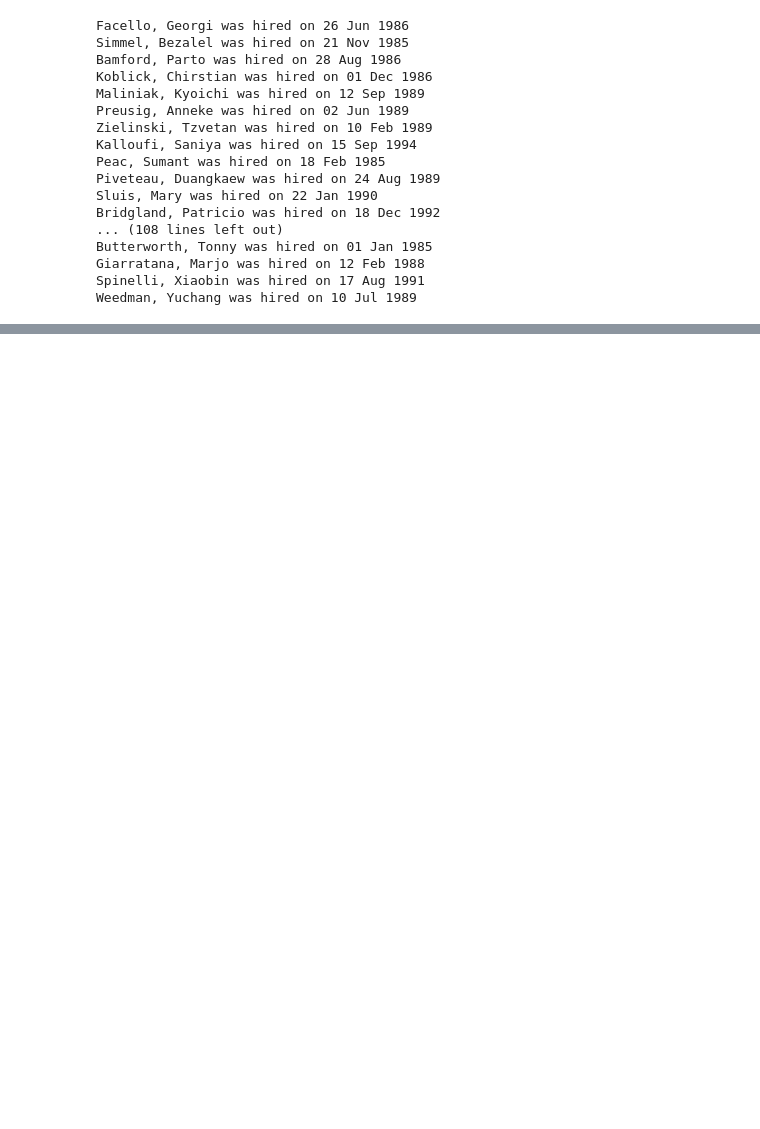
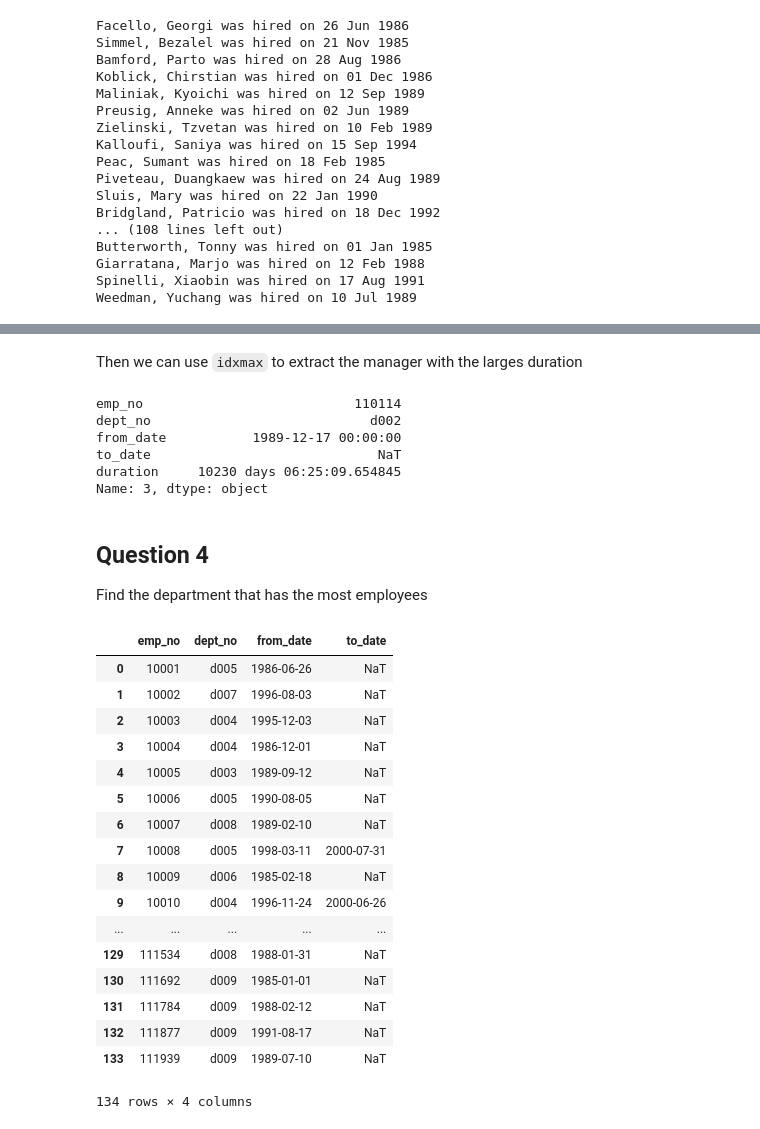
Before and after one commit to gdv/foundationsCS, a Jupyter notebook: py-13-employees.ipynb, the cells around one changed output, grey strips where cells are left out. Drawn from its saved outputs; the diff is of its cells as text; code cells hidden in the pictures; blank space fills up the shorter version.

```diff
--- a/py-13-employees.ipynb
+++ b/py-13-employees.ipynb
@@ -42,0 +61,10 @@ Weedman, Yuchang was hired on 10 Jul 1989
+# %%
+cursor = cnx.cursor()
+
+query = ("SELECT * FROM dept_emp ")
+cursor.execute(query)
+employments = pd.DataFrame(list(cursor))
+
+cursor.close()
+employments.columns = ['emp_no', 'dept_no', 'from_date', 'to_date']
+employments.head()
@@ -42,0 +148,7 @@ Weedman, Yuchang was hired on 10 Jul 1989
+# %%
+def clean_date(r):
+    return pd.to_datetime(str(r)) if str(r) != '9999-01-01' else None
+# %%
+employments['to_date'] = employments['to_date'].apply(clean_date)
+employments['from_date'] = employments['from_date'].apply(clean_date)
+employments.head()
@@ -42,0 +293,36 @@ Weedman, Yuchang was hired on 10 Jul 1989
+# %% [markdown]
+Then we can use `idxmax` to extract the manager with the larges duration
+# %%
+management.loc[management['duration'].idxmax()]
+# %% [output]
+emp_no                           110114
+dept_no                            d002
+from_date           1989-12-17 00:00:00
+to_date                             NaT
+duration     10230 days 06:25:09.654845
+Name: 3, dtype: object
+# %% [markdown]
+## Question 4
+Find the department that has the most employees
+# %%
+current = employments[employments['to_date'].isnull()]
+employments
+# %% [output]
+|  | emp_no | dept_no | from_date | to_date |
+| 0 | 10001 | d005 | 1986-06-26 | NaT |
+| 1 | 10002 | d007 | 1996-08-03 | NaT |
+| 2 | 10003 | d004 | 1995-12-03 | NaT |
+| 3 | 10004 | d004 | 1986-12-01 | NaT |
+| 4 | 10005 | d003 | 1989-09-12 | NaT |
+| 5 | 10006 | d005 | 1990-08-05 | NaT |
+| 6 | 10007 | d008 | 1989-02-10 | NaT |
+| 7 | 10008 | d005 | 1998-03-11 | 2000-07-31 |
+| 8 | 10009 | d006 | 1985-02-18 | NaT |
+| 9 | 10010 | d004 | 1996-11-24 | 2000-06-26 |
+| ... | ... | ... | ... | ... |
+| 129 | 111534 | d008 | 1988-01-31 | NaT |
+| 130 | 111692 | d009 | 1985-01-01 | NaT |
+| 131 | 111784 | d009 | 1988-02-12 | NaT |
+| 132 | 111877 | d009 | 1991-08-17 | NaT |
+| 133 | 111939 | d009 | 1989-07-10 | NaT |
+134 rows × 4 columns
```
Also changed, not shown: parts of 45 cells of this notebook.
